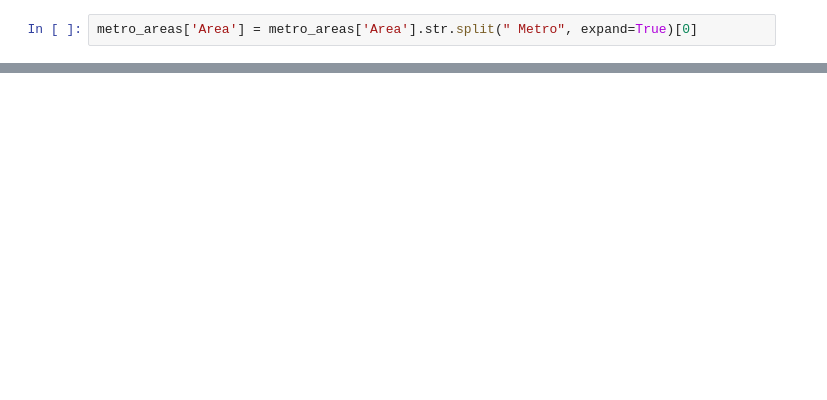
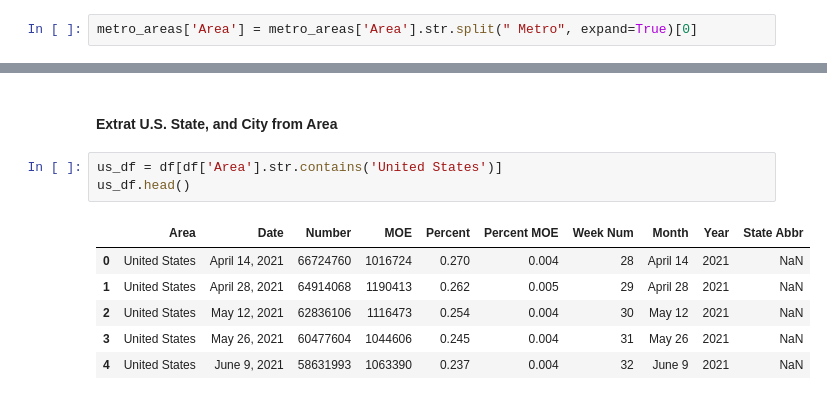
Before and after one commit to Keren-Neeq/DS4A-Team1, a Jupyter notebook: notebooks/telework_preprocessing.ipynb, the cells around one changed output, grey strips where cells are left out. Saved outputs shown, nothing was run; the diff lists cells and outputs as text; blank space fills up the shorter version.

```diff
--- a/notebooks/telework_preprocessing.ipynb
+++ b/notebooks/telework_preprocessing.ipynb
@@ -165,0 +124,12 @@ metro_areas['Area'] = metro_areas['Area'].str.split(" Metro", expand=True)[0]
+# %% [markdown]
+#### Extrat U.S. State, and City from Area
+# %%
+us_df = df[df['Area'].str.contains('United States')]
+us_df.head()
+# %% [output]
+|  | Area | Date | Number | MOE | Percent | Percent MOE | Week Num | Month | Year | State Abbr |
+| 0 | United States | April 14, 2021 | 66724760 | 1016724 | 0.270 | 0.004 | 28 | April 14 | 2021 | NaN |
+| 1 | United States | April 28, 2021 | 64914068 | 1190413 | 0.262 | 0.005 | 29 | April 28 | 2021 | NaN |
+| 2 | United States | May 12, 2021 | 62836106 | 1116473 | 0.254 | 0.004 | 30 | May 12 | 2021 | NaN |
+| 3 | United States | May 26, 2021 | 60477604 | 1044606 | 0.245 | 0.004 | 31 | May 26 | 2021 | NaN |
+| 4 | United States | June 9, 2021 | 58631993 | 1063390 | 0.237 | 0.004 | 32 | June 9 | 2021 | NaN |
```
Also changed, not shown: parts of 42 cells of this notebook, 1 other file.
